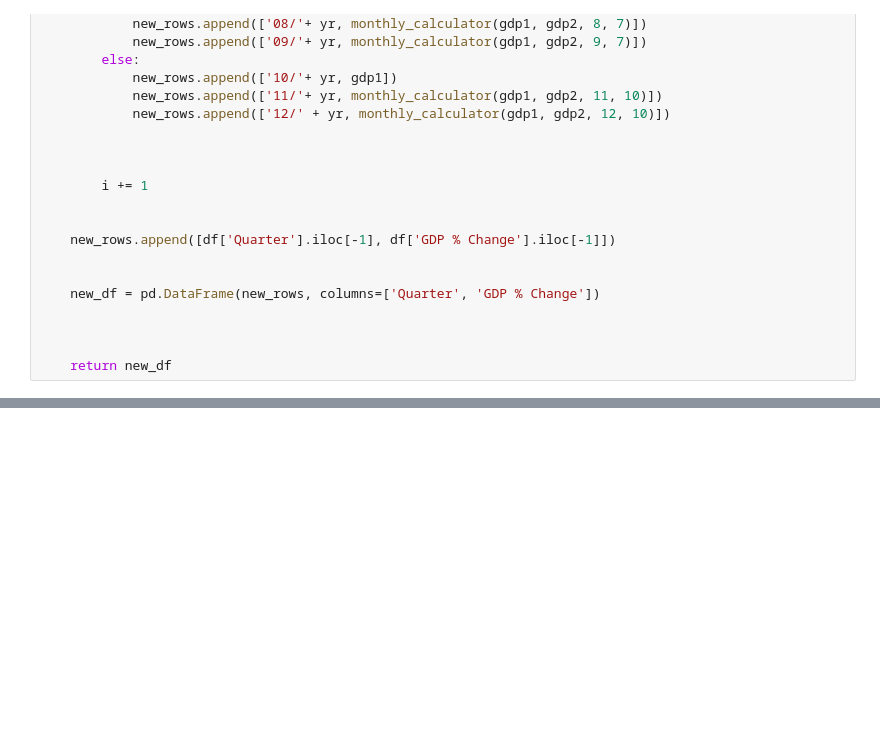
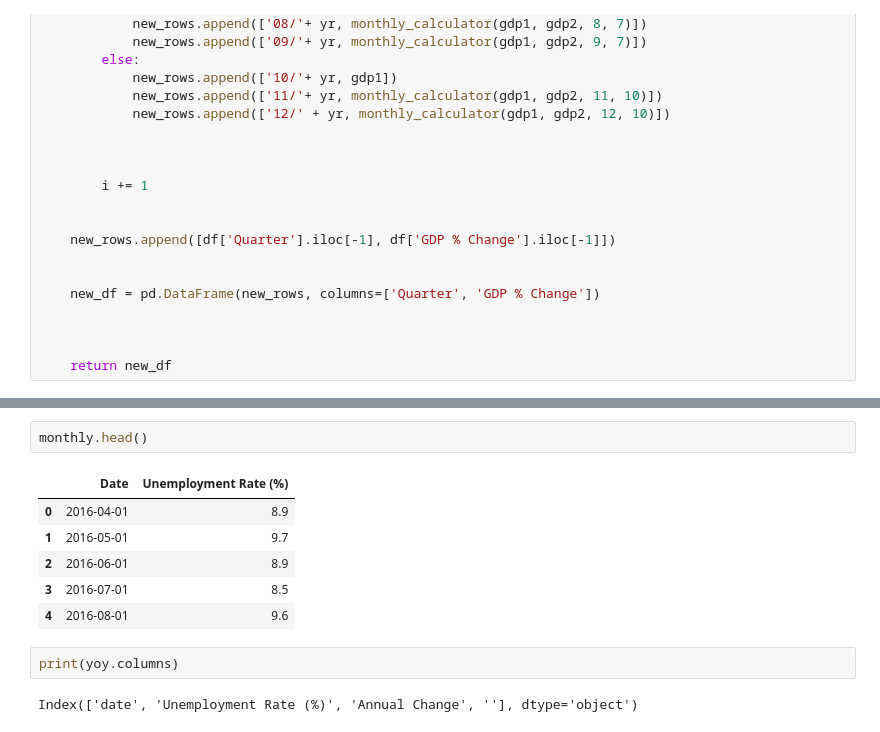
Before and after one commit to Adityaa-Sharma/inflation_prediction_project, a Jupyter notebook: data_manipulation.ipynb, the cells around one changed output, grey strips where cells are left out. Drawn from its saved outputs; the diff is of its cells as text; blank space fills up the shorter version.

```diff
--- a/data_manipulation.ipynb
+++ b/data_manipulation.ipynb
@@ -83,0 +202,13 @@ monthly_data.to_excel('monthly_gdp_data.xlsx', index=False)
+# %%
+monthly.head()
+# %% [output]
+|  | Date | Unemployment Rate (%) |
+| 0 | 2016-04-01 | 8.9 |
+| 1 | 2016-05-01 | 9.7 |
+| 2 | 2016-06-01 | 8.9 |
+| 3 | 2016-07-01 | 8.5 |
+| 4 | 2016-08-01 | 9.6 |
+# %%
+print(yoy.columns)
+# %% [output]
+Index(['date', 'Unemployment Rate (%)', 'Annual Change', ''], dtype='object')
```
Also changed, not shown: parts of 19 cells of this notebook, 6 other files.
